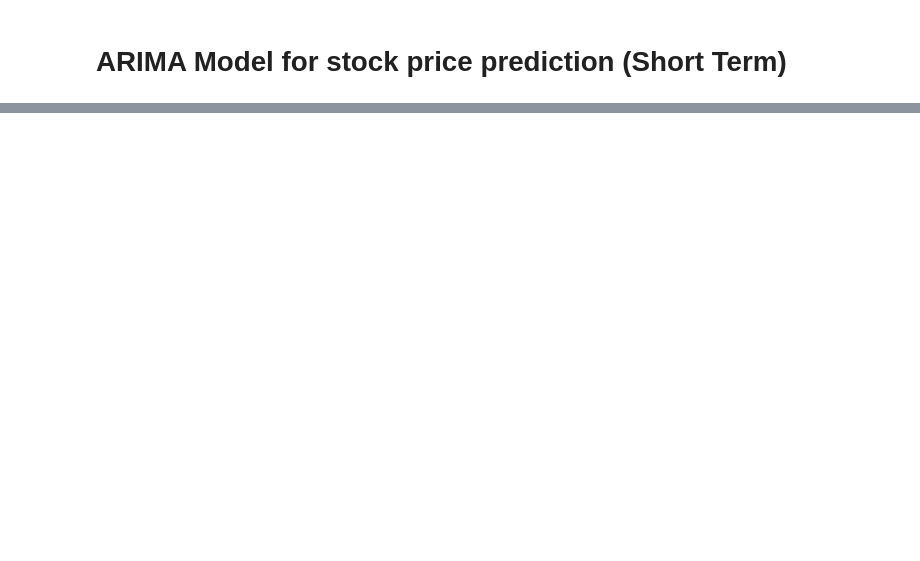
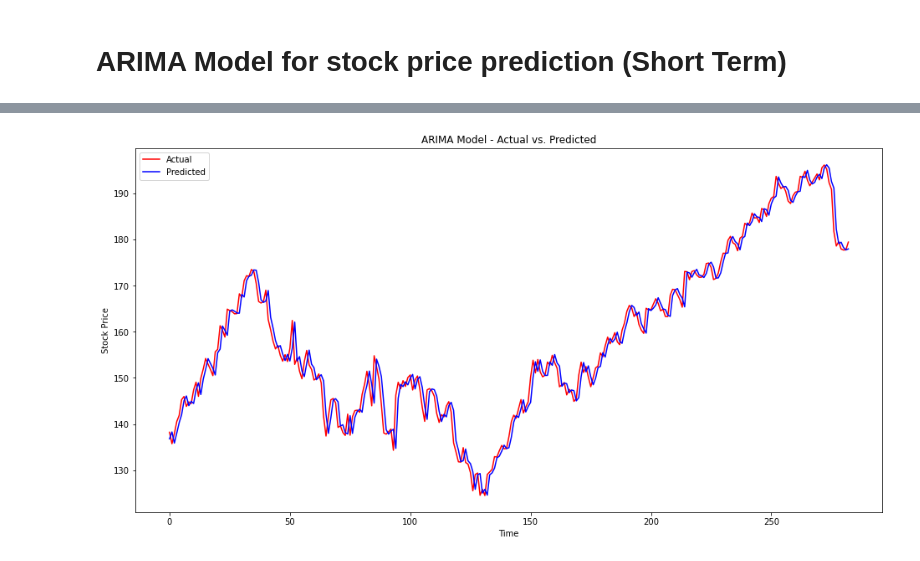
Before and after one commit to Shemeen62/Final_Year_Project, a Jupyter notebook: HIstorical_Price_Analysis_YF/ARIMA_Short_Term_Prediction.ipynb, the cells around one changed output, grey strips where cells are left out. Saved outputs shown, nothing was run; the diff lists cells and outputs as text; code cells hidden in the pictures; blank space fills up the shorter version.

```diff
--- a/HIstorical_Price_Analysis_YF/ARIMA_Short_Term_Prediction.ipynb
+++ b/HIstorical_Price_Analysis_YF/ARIMA_Short_Term_Prediction.ipynb
@@ -138,0 +89,79 @@ RMSE: 44.79
+# %%
+import pandas as pd
+import numpy as np
+import yfinance as yf
+import matplotlib.pyplot as plt
+from statsmodels.tsa.arima.model import ARIMA
+from sklearn.metrics import mean_squared_error
+import joblib
+
+# Fetching the stock data using yfinance
+ticker = yf.Ticker('AAPL')
+df = ticker.history(interval='1d', start='2018-01-01')
+
+# Selecting the 'Close' column for prediction
+data = df['Close'].values
+
+# Splitting the data into training and testing sets
+train_size = int(len(data) * 0.8)
+train, test = data[:train_size], data[train_size:]
+
+# Function to fit ARIMA model and make predictions
+def fit_arima(train_data, order):
+    history = [x for x in train_data]
+    predictions = []
+    for t in range(len(test)):
+        model = ARIMA(history, order=order)
+        model_fit = model.fit()
+        yhat = model_fit.forecast()[0]
+        predictions.append(yhat)
+        history.append(test[t])
+    return predictions, model_fit
+
+# Define the order for ARIMA model (p, d, q) (5, 1, 0)
+p, d, q = 2, 2, 2
+
+# Fit ARIMA model and make predictions
+predictions, trained_model = fit_arima(train, (p, d, q))
+
+# Calculate Root Mean Squared Error (RMSE)
+mse = mean_squared_error(test, predictions)
+rmse = np.sqrt(mse)
+print(f"RMSE: {rmse:.2f}")
+
+# Plotting the actual and predicted prices
+plt.figure(figsize=(16, 8))
+plt.plot(test, color='red', label='Actual')
+plt.plot(predictions, color='blue', label='Predicted')
+plt.title('ARIMA Model - Actual vs. Predicted')
+plt.xlabel('Time')
+plt.ylabel('Stock Price')
+plt.legend()
+plt.show()
+
+# Save the trained model to a file using joblib
+joblib.dump(trained_model, 'arima_model.joblib')
+
+# Load the saved model from file
+loaded_model = joblib.load('arima_model.joblib')
+
+# Get user input for predicting prices for the next n days
+n = 30
+
+# Make predictions for the next n days
+future_predictions = loaded_model.forecast(steps=n)
+
+# Generate date range for the next n days
+last_date = df.index[-1]
+future_dates = pd.date_range(start=last_date + pd.DateOffset(days=1), periods=n)
+
+# Plotting the future predicted prices
+plt.figure(figsize=(16, 8))
+plt.plot(df.index, data, color='red', label='Historical Data')
+plt.plot(future_dates, future_predictions, color='blue', label='Future Predictions')
+plt.title('ARIMA Model - Future Price Predictions')
+plt.xlabel('Time')
+plt.ylabel('Stock Price')
+plt.legend()
+plt.show()
+# %% [output]
@@ -138,0 +169 @@ RMSE: 44.79
+[figure, added]
```
Also changed, not shown: parts of 10 cells of this notebook, 26 other files.
